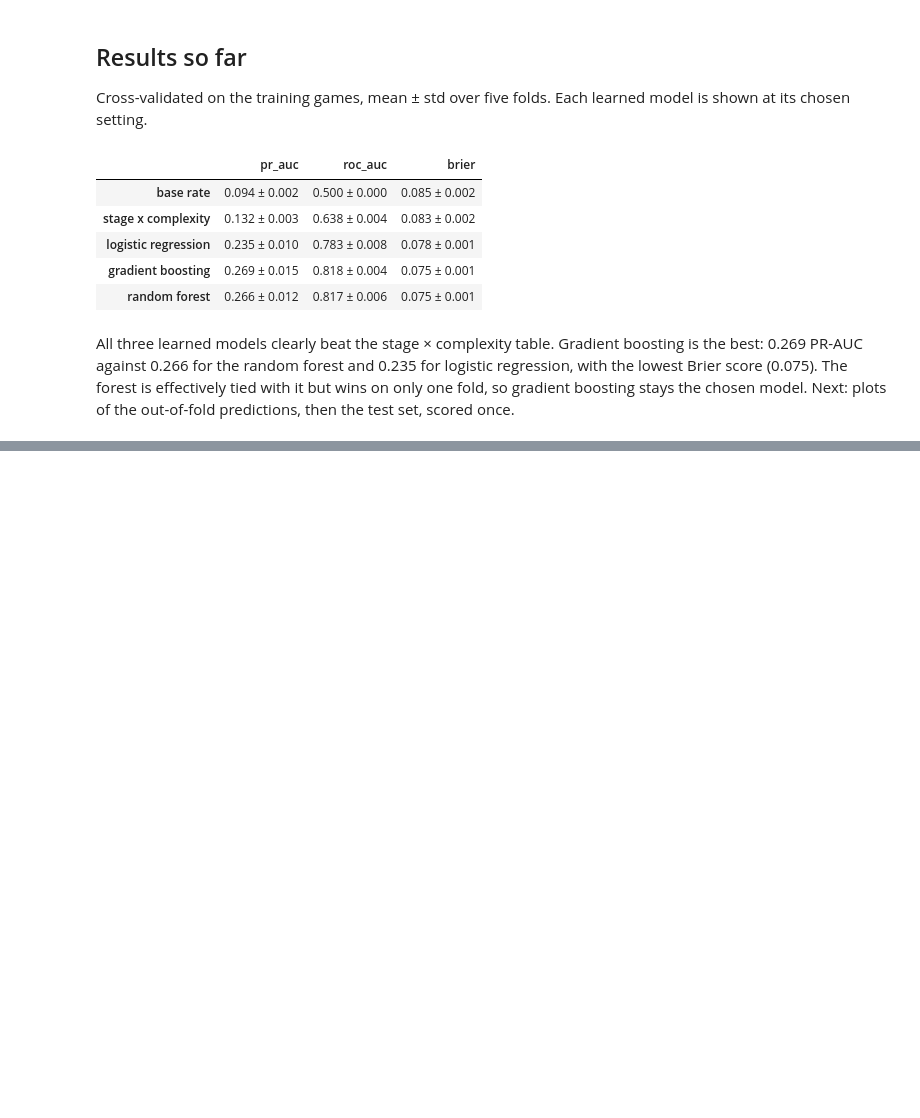
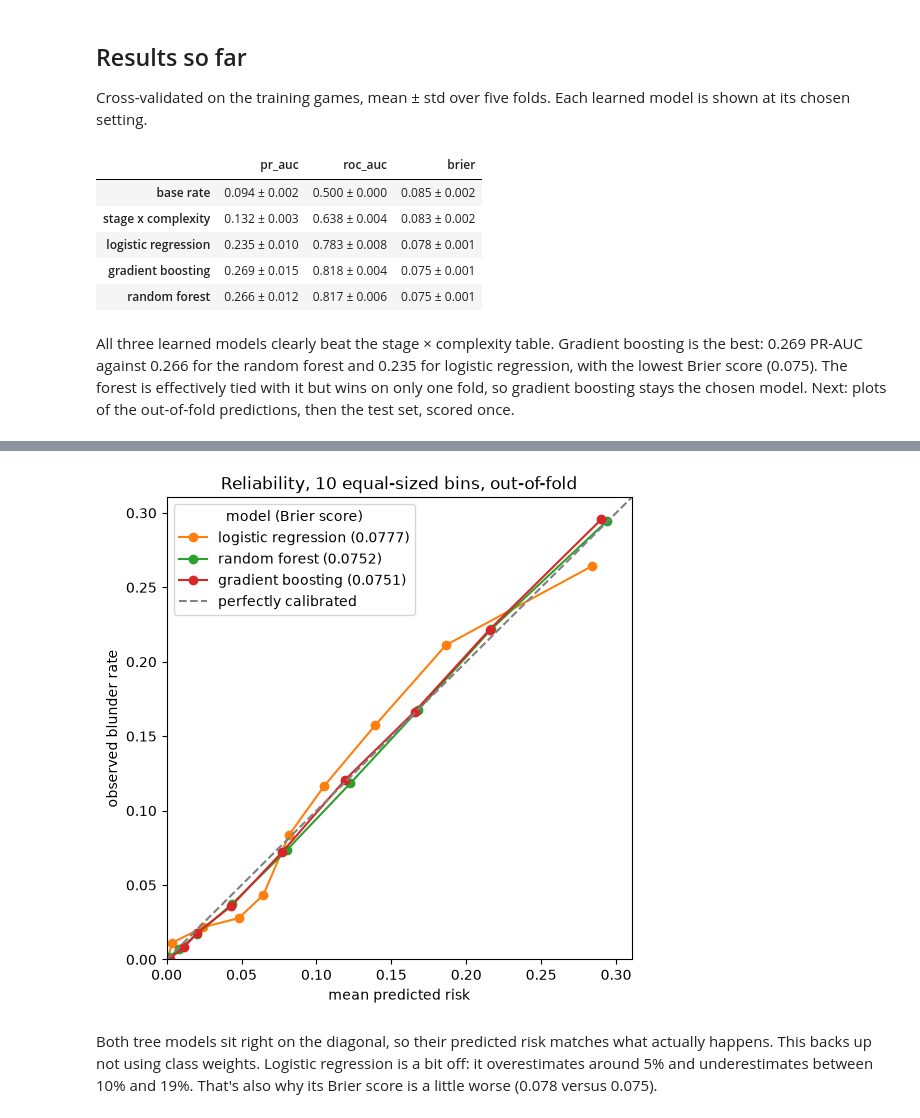
Before and after one commit to patrick-oreilly/chess-blunder-risk, a Jupyter notebook: notebooks/04_model_comparison.ipynb, the cells around one changed output, grey strips where cells are left out. Drawn from its saved outputs; the diff is of its cells as text; code cells hidden in the pictures; blank space fills up the shorter version.

```diff
--- a/notebooks/04_model_comparison.ipynb
+++ b/notebooks/04_model_comparison.ipynb
@@ -369,0 +413,21 @@ scored once.
+# %%
+from sklearn.calibration import calibration_curve
+from sklearn.metrics import brier_score_loss
+
+fig, ax = plt.subplots(figsize=(6, 6))
+for name in ['logistic regression', 'random forest', 'gradient boosting']:
+    observed, predicted = calibration_curve(y, oof[name], n_bins=10, strategy='quantile')
+    ax.plot(predicted, observed, marker='o', color=COLOURS[name], label=f'{name} ({brier_score_loss(y, oof[name]):.4f})')
+top = max(ax.get_xlim()[1], ax.get_ylim()[1])
+ax.plot([0, top], [0, top], color='grey', linestyle='--', label='perfectly calibrated')
+ax.set(xlabel='mean predicted risk', ylabel='observed blunder rate', xlim=(0, top), ylim=(0, top),
+       title='Reliability, 10 equal-sized bins, out-of-fold')
+ax.legend(title='model (Brier score)')
+fig.savefig(FIG_DIR / '04_reliability.png', dpi=150, bbox_inches='tight')
+# %% [output]
+[figure, added]
+# %% [markdown]
+Both tree models sit right on the diagonal, so their predicted risk matches what actually happens.
+This backs up not using class weights. Logistic regression is a bit off: it overestimates around 5%
+and underestimates between 10% and 19%. That's also why its Brier score is a little worse (0.078
+versus 0.075).
```
Also changed, not shown: parts of 6 cells of this notebook.
